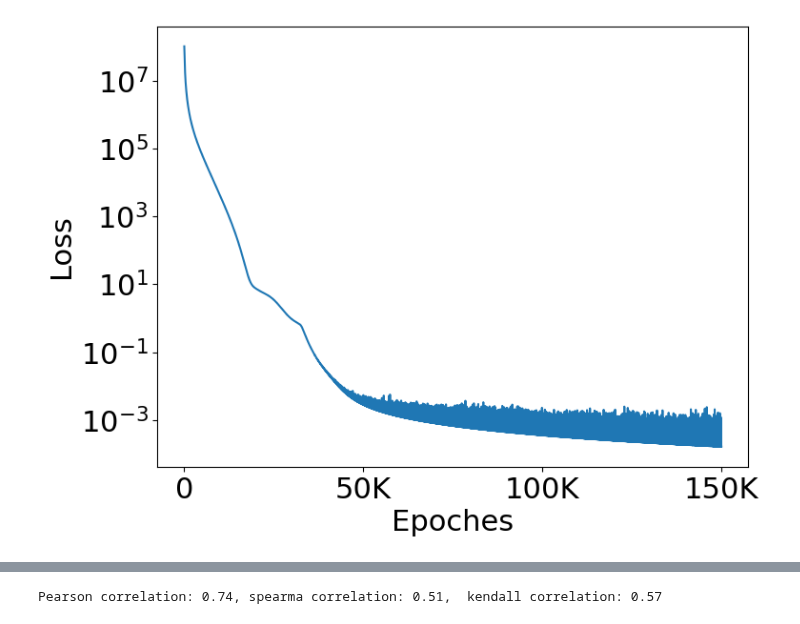
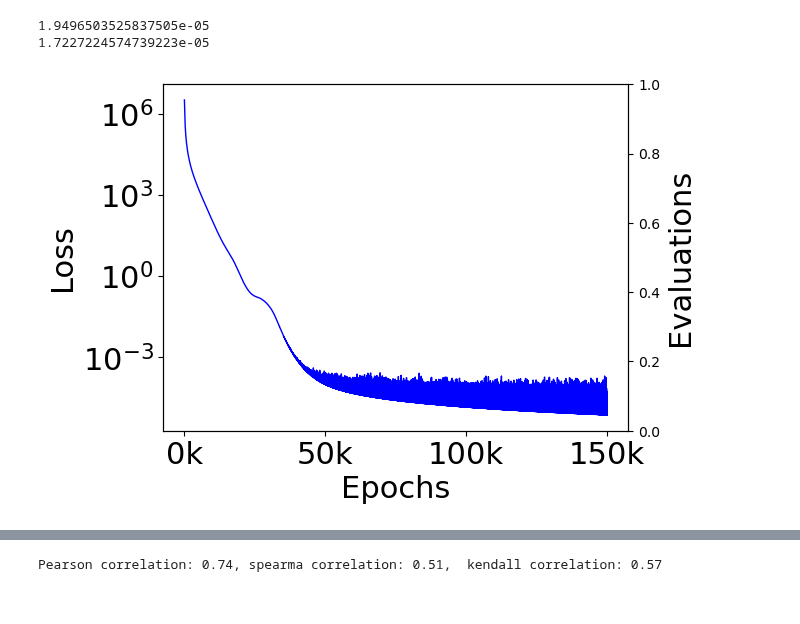
Before and after one commit to bizhili/Topology_Learning_Epis, a Jupyter notebook: readExperiment.ipynb, the cells around one changed output, grey strips where cells are left out. Drawn from its saved outputs; the diff is of its cells as text; code cells hidden in the pictures.

```diff
--- a/readExperiment.ipynb
+++ b/readExperiment.ipynb
@@ -84,48 +84,65 @@ identicalf= 0.01
 
 node= 100
 
 strain= 4
 
 # Define a custom formatter function
 def custom_formatter(x, pos):
     if x >= 1000:
         val = x / 1000
         if val % 1 == 0:  # Check if whole number
             return f'{int(val)}K'
         else:
             return f'{val:.1f}K'  # One decimal point if not whole
     return str(int(x))
 
 #AA_RGG_identical_12_2_-1_0_100_10.0_150000
 #AA_ER_identical_13_4_-1_0_100_10.0_150000
 #AA_WS_identical_11_1_-1_0_100_10.0_150000
 #AA_WS_identical_11_4_-1_0_100_10.0_150000
+loss= None
+evaluates= None
+for seed in seeds:
+    fileName= f"results/AA/AA_RGG_identical_{seed}_{strain}_-1_0_100_{identicalf*1000}_150000.npz"
+    npzfile = np.load(fileName)
+    if loss is None:
+        loss= npzfile['loss']
+        evaluates= npzfile['evaluates']
+    else:
+        loss+= npzfile['loss']
+        evaluates+= npzfile['evaluates']
 
-fileName= f"results/AA/AA_RGG_identical_{13}_{strain}_-1_0_100_{identicalf*1000}_150000.npz"
-fileName= "results/AA/AA_mobility_german_none_11_4_-1_0_100_10.0_150000.npz"
-IMatrix= torch.eye(node, device= "cpu")
-npzfile = np.load(fileName)
-loss= npzfile['loss']
-taus= npzfile["taus"]
-signal= npzfile['signal']
-PreAnp= npzfile['Apre']
-Awnp= npzfile['A']
+loss/= len(seeds)
+evaluates/= len(seeds)
+
 fontsize= 22
+fig, ax = plt.subplots(figsize=(6, 4.5))
+ax2 = ax.twinx()
 
-fig, ax = plt.subplots(figsize=(8, 6))
-ax.plot(loss)
-
+evaluateMeth= ["spectral similarity", "pearson correlation", "jaccard similarity","ROC-AUC", "PR-AUC"]
+smoothCount= 1
+smoothed_loss = np.convolve(loss, np.ones(smoothCount)/smoothCount, mode='valid')
+stdOfLoss= np.sqrt(np.var(smoothed_loss[-1000: -1]))
+meanOfLoss= np.mean(smoothed_loss[-1000: -1])
+print(stdOfLoss)
+print(meanOfLoss)
+p1, = ax.plot(smoothed_loss, "b-", linewidth=1, label= "loss")
+ax2Xrange= [i*100 for i in range(len(evaluates[:, 0]))]
+# p2 = ax2.plot(ax2Xrange, evaluates, linewidth=1, label=evaluateMeth)
+ax.xaxis.set_major_formatter(plt.FuncFormatter(lambda x, _: '{:.0f}k'.format(x*1e-3)))
 ax.set_yscale("log")
-ax.set_xlabel("Epoches", fontsize= fontsize)
+ax.set_xlabel("Epochs", fontsize= fontsize)
 ax.set_ylabel("Loss", fontsize= fontsize)
-
+ax2.set_ylabel("Evaluations", fontsize= fontsize)
+ax2.set_ylim([0, 1])
 # Apply the formatter
-formatter = FuncFormatter(custom_formatter)
-ax.xaxis.set_major_formatter(formatter)
 
 # Set the font size of the x-axis tick labels
 ax.tick_params(axis='both', labelsize=22)
-
+# ax2.tick_params(axis='both', labelsize=22)
+# ax2.legend(handles=[p1]+p2, fontsize= fontsize-6, loc= 'center right')
 plt.show()
 # %% [output]
+1.9496503525837505e-05
+1.7227224574739223e-05
-[figure, old version]
+[figure, new version]
```
Also changed, not shown: parts of 4 cells of this notebook, 6 other files.
